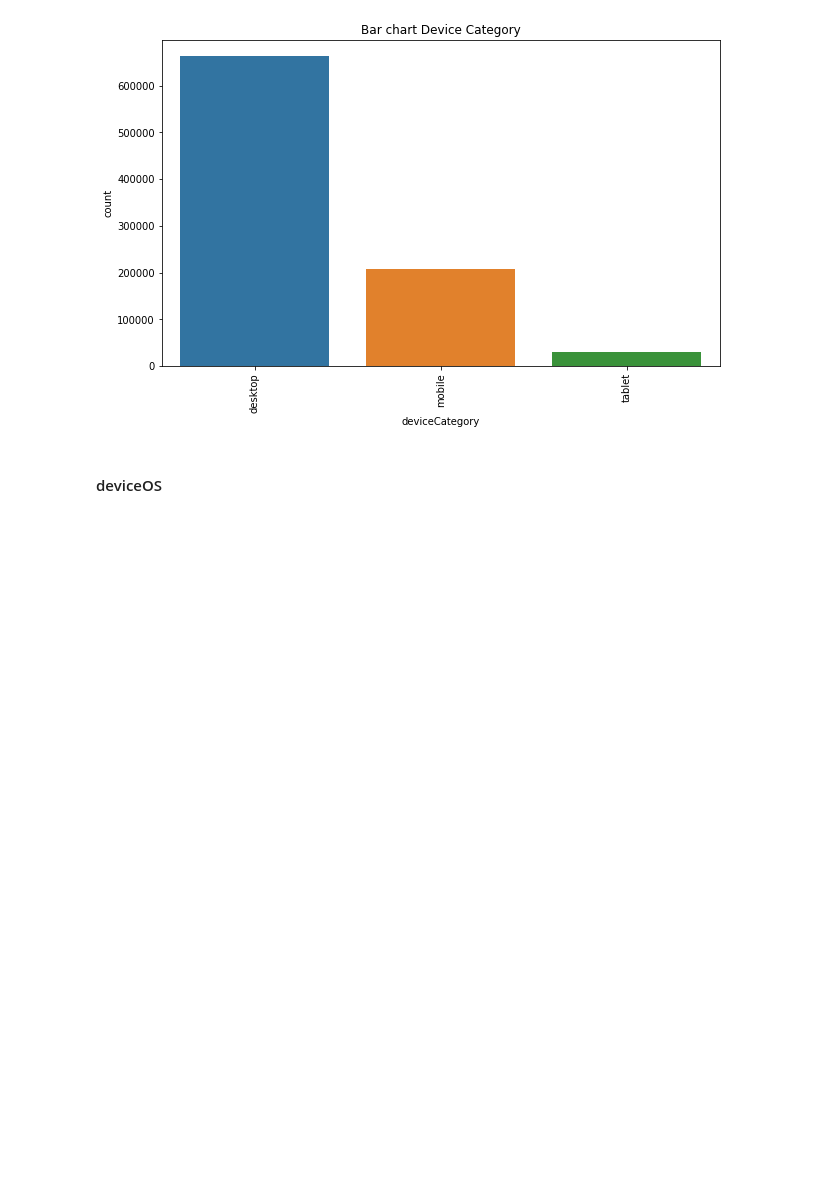
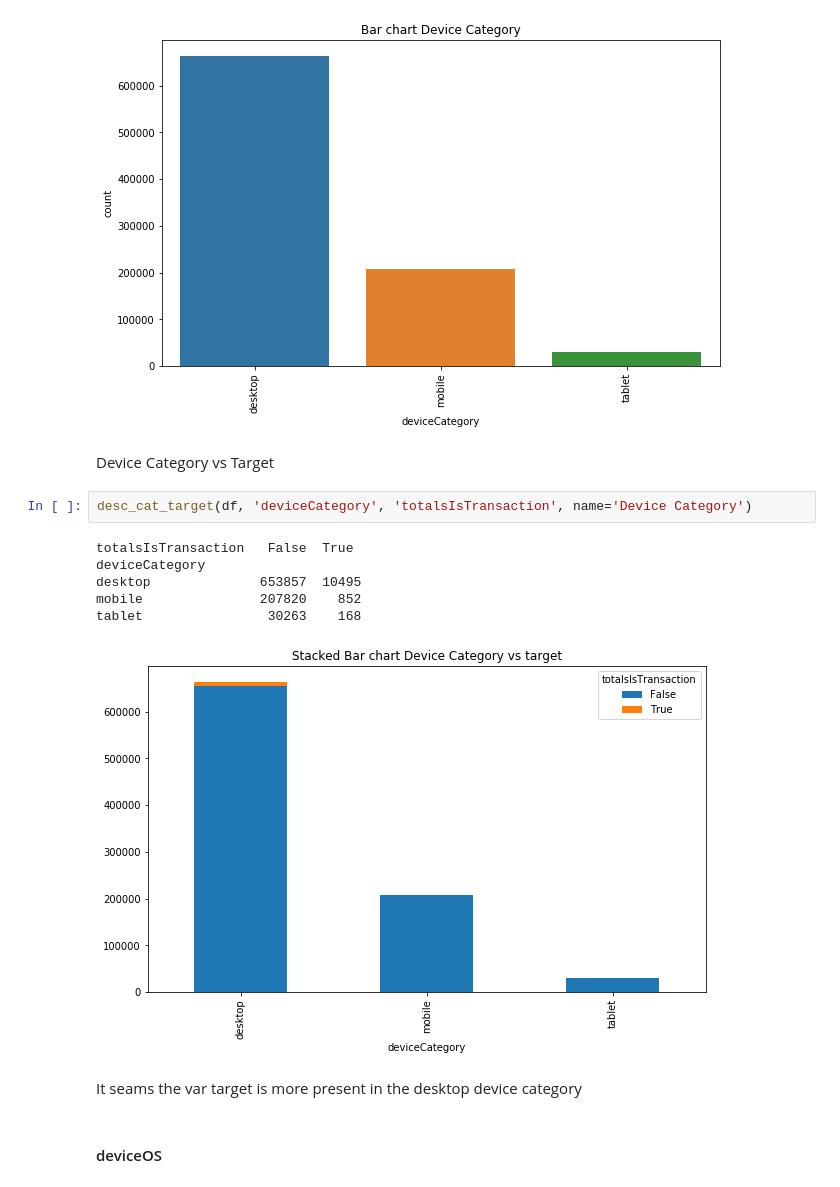
Before and after one commit to paulagual/ProjectIronhack, a Jupyter notebook: 3.EDA_categorical.ipynb, the cells around one changed output. Saved outputs shown, nothing was run; the diff lists cells and outputs as text; blank space fills up the shorter version.

```diff
--- a/3.EDA_categorical.ipynb
+++ b/3.EDA_categorical.ipynb
@@ -184,6 +259,19 @@ mobile     208672
 tablet      30431
 Name: deviceCategory, dtype: int64
 [figure]
+# %% [markdown]
+Device Category vs Target
+# %%
+desc_cat_target(df, 'deviceCategory', 'totalsIsTransaction', name='Device Category')
+# %% [output]
+totalsIsTransaction   False  True
+deviceCategory
+desktop              653857  10495
+mobile               207820    852
+tablet                30263    168
+[figure, added]
+# %% [markdown]
+It seams the var target is more present in the desktop device category
 # %% [markdown]
 #### deviceOS
 # %%
```
Also changed, not shown: parts of 135 cells of this notebook, 2 other files.
